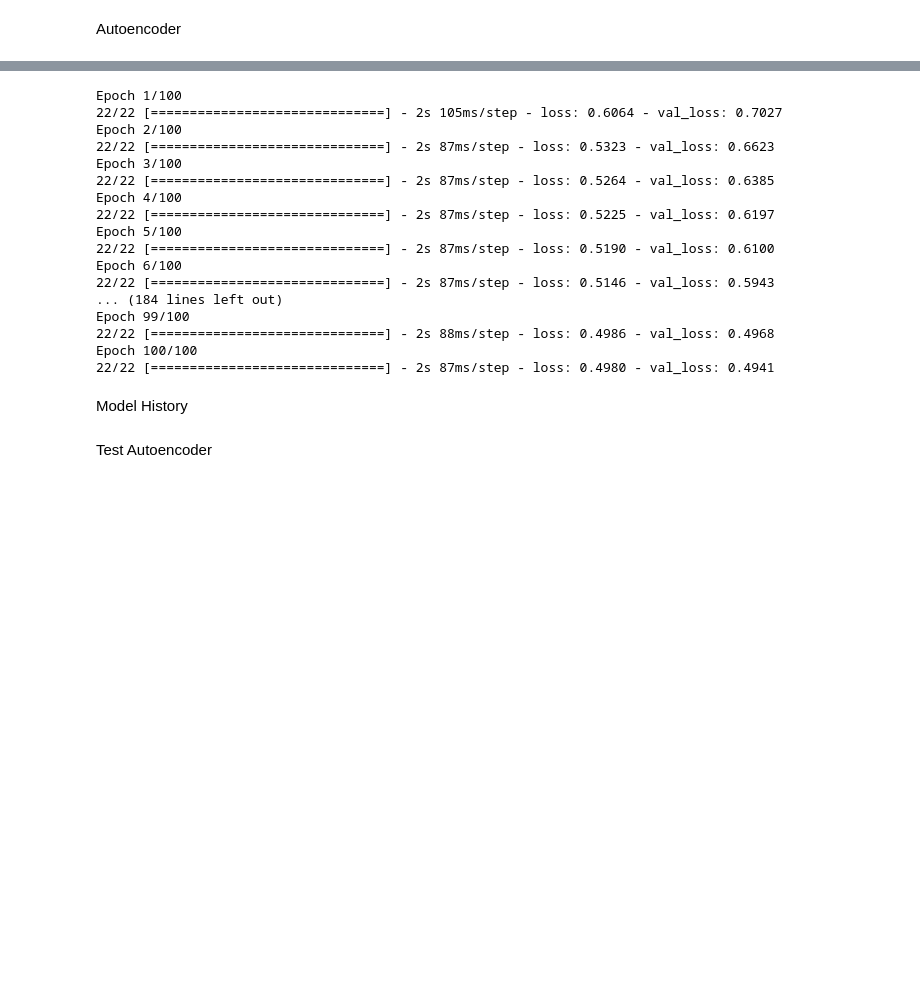
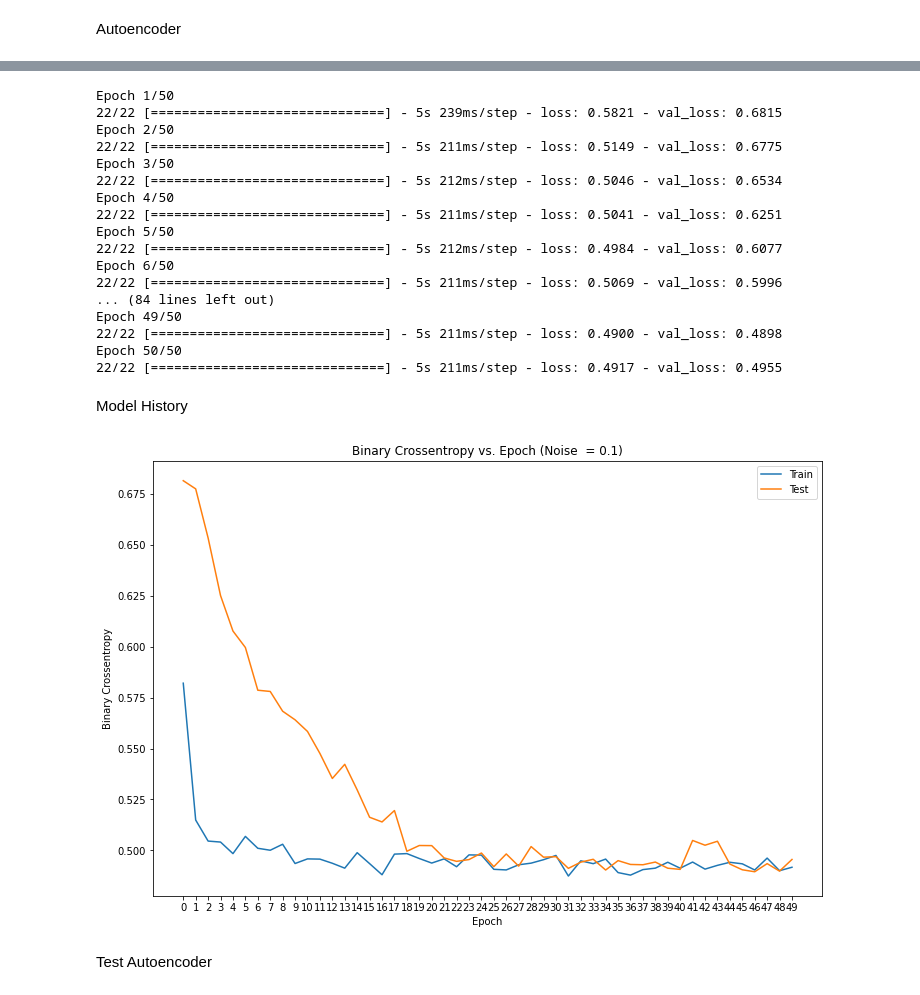
Before and after one commit to fescobar96/Image-Noise-Removal, a Jupyter notebook: Image_Noise_Removal.ipynb, the cells around one changed output, grey strips where cells are left out. Cells and saved outputs as stored; diff of their text form; code cells hidden in the pictures; blank space fills up the shorter version.

Commit message:
noise 0.1, 0.25, 0.5, 0.75, 1

```diff
--- a/Image_Noise_Removal.ipynb
+++ b/Image_Noise_Removal.ipynb
@@ -103,27 +119,39 @@ _________________________________________________________________
 # %%
 autoencoder.compile(optimizer='adam', loss='binary_crossentropy')
 # %%
-history = autoencoder.fit(noisy_train, clean_train, epochs=100, validation_data=(noisy_test, clean_test))
+history = autoencoder.fit(noisy_train, clean_train, epochs=50, validation_data=(noisy_test, clean_test))
 # %% [output]
-Epoch 1/100
-22/22 [==============================] - 2s 105ms/step - loss: 0.6064 - val_loss: 0.7027
-Epoch 2/100
-22/22 [==============================] - 2s 87ms/step - loss: 0.5323 - val_loss: 0.6623
-Epoch 3/100
-22/22 [==============================] - 2s 87ms/step - loss: 0.5264 - val_loss: 0.6385
-Epoch 4/100
-22/22 [==============================] - 2s 87ms/step - loss: 0.5225 - val_loss: 0.6197
-Epoch 5/100
-22/22 [==============================] - 2s 87ms/step - loss: 0.5190 - val_loss: 0.6100
-Epoch 6/100
-22/22 [==============================] - 2s 87ms/step - loss: 0.5146 - val_loss: 0.5943
-... (184 lines left out)
-Epoch 99/100
-22/22 [==============================] - 2s 88ms/step - loss: 0.4986 - val_loss: 0.4968
-Epoch 100/100
-22/22 [==============================] - 2s 87ms/step - loss: 0.4980 - val_loss: 0.4941
+Epoch 1/50
+22/22 [==============================] - 5s 239ms/step - loss: 0.5821 - val_loss: 0.6815
+Epoch 2/50
+22/22 [==============================] - 5s 211ms/step - loss: 0.5149 - val_loss: 0.6775
+Epoch 3/50
+22/22 [==============================] - 5s 212ms/step - loss: 0.5046 - val_loss: 0.6534
+Epoch 4/50
+22/22 [==============================] - 5s 211ms/step - loss: 0.5041 - val_loss: 0.6251
+Epoch 5/50
+22/22 [==============================] - 5s 212ms/step - loss: 0.4984 - val_loss: 0.6077
+Epoch 6/50
+22/22 [==============================] - 5s 211ms/step - loss: 0.5069 - val_loss: 0.5996
+... (84 lines left out)
+Epoch 49/50
+22/22 [==============================] - 5s 211ms/step - loss: 0.4900 - val_loss: 0.4898
+Epoch 50/50
+22/22 [==============================] - 5s 211ms/step - loss: 0.4917 - val_loss: 0.4955
 # %% [markdown]
 Model History
+# %%
+plt.figure(figsize=(12,8))
+plt.plot(history.history['loss'])
+plt.plot(history.history['val_loss'])
+plt.legend(['Train', 'Test'])
+plt.title('Binary Crossentropy vs. Epoch (Noise  = 0.1)')
+plt.xlabel('Epoch')
+plt.ylabel('Binary Crossentropy')
+plt.xticks(ticks=history.epoch, labels=history.epoch)
+plt.show()
+# %% [output]
+[figure, added]
 # %% [markdown]
 Test Autoencoder
 # %%
```
Also changed, not shown: parts of 90 cells of this notebook.
